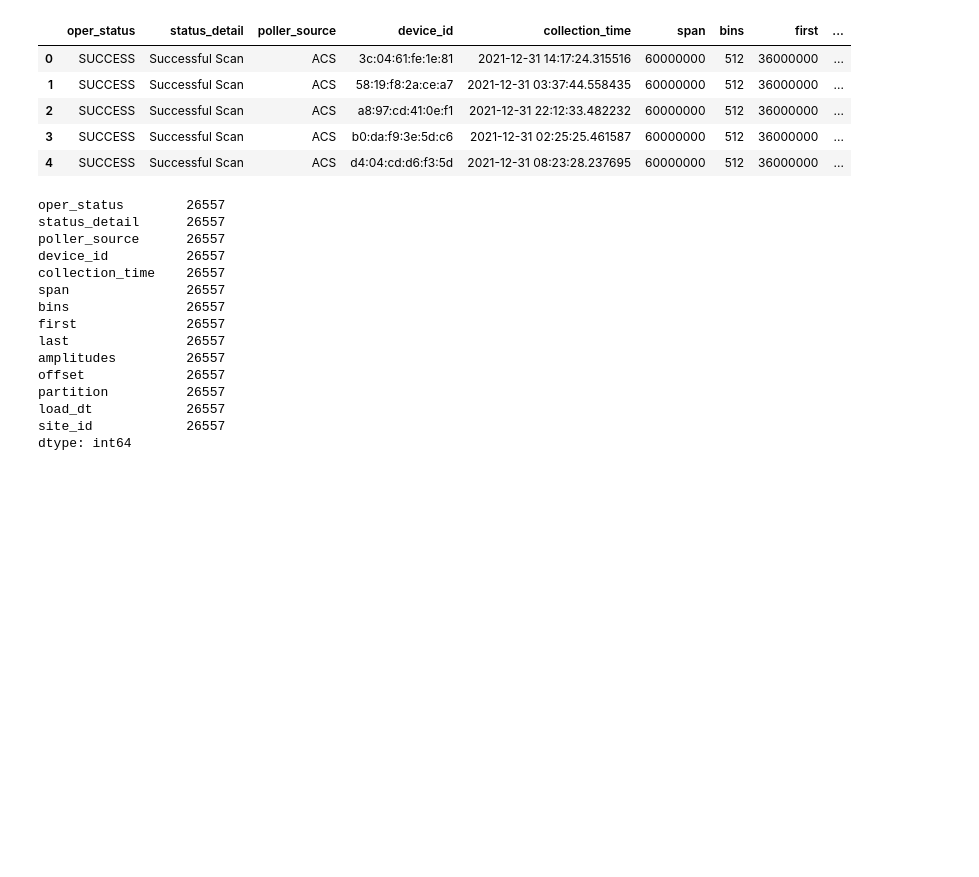
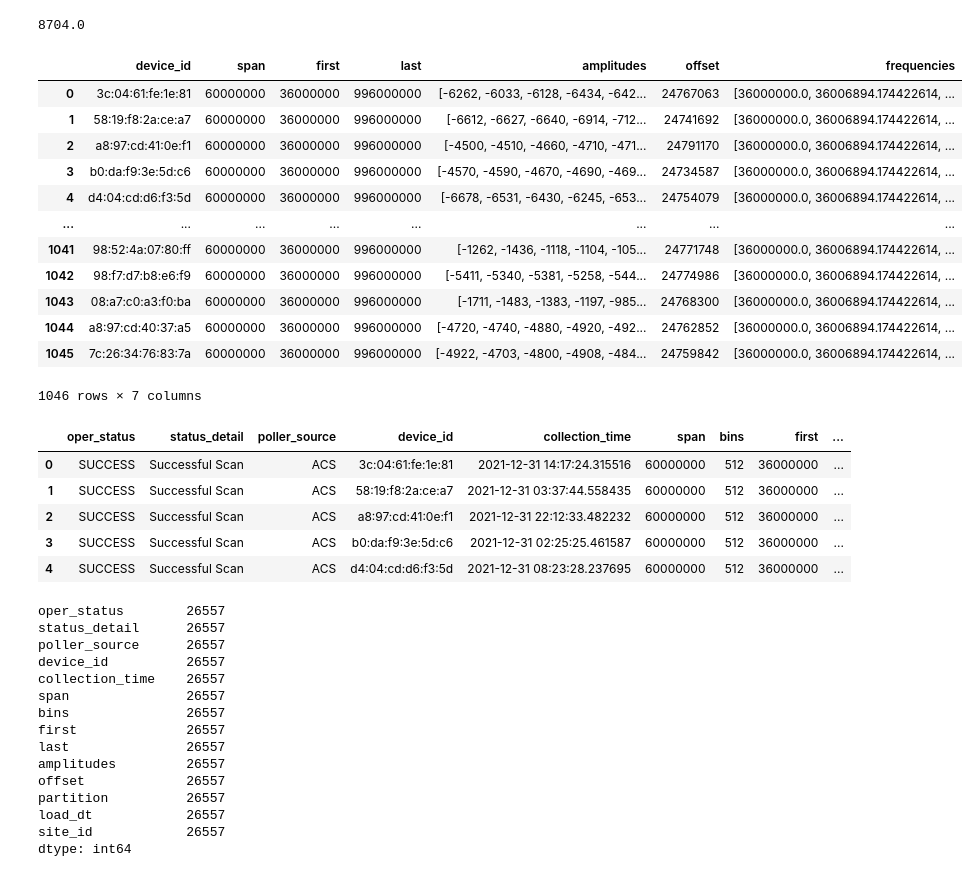
Before and after one commit to myshaw8/CableNetworkAnomaly, a Jupyter notebook: Clustering.ipynb, the cells around one changed output. Cells and saved outputs as stored; diff of their text form; code cells hidden in the pictures; blank space fills up the shorter version.

```diff
--- a/Clustering.ipynb
+++ b/Clustering.ipynb
@@ -29,0 +185,5 @@ Loading W100A.csv
+# %%
+pd_amplitudes = pd_3VAC1_c.amplitudes.apply(len)
+pd_amplitudes.mean()
+# %% [output]
+8704.0
@@ -30,3 +192,19 @@ Loading W100A.csv
+# %%
+pd_3VAC1_c
+# %% [output]
+|  | device_id | span | first | last | amplitudes | offset | frequencies |
+| 0 | 3c:04:61:fe:1e:81 | 60000000 | 36000000 | 996000000 | [-6262, -6033, -6128, -6434, -642... | 24767063 | [36000000.0, 36006894.174422614, ... |
+| 1 | 58:19:f8:2a:ce:a7 | 60000000 | 36000000 | 996000000 | [-6612, -6627, -6640, -6914, -712... | 24741692 | [36000000.0, 36006894.174422614, ... |
+| 2 | a8:97:cd:41:0e:f1 | 60000000 | 36000000 | 996000000 | [-4500, -4510, -4660, -4710, -471... | 24791170 | [36000000.0, 36006894.174422614, ... |
+| 3 | b0:da:f9:3e:5d:c6 | 60000000 | 36000000 | 996000000 | [-4570, -4590, -4670, -4690, -469... | 24734587 | [36000000.0, 36006894.174422614, ... |
+| 4 | d4:04:cd:d6:f3:5d | 60000000 | 36000000 | 996000000 | [-6678, -6531, -6430, -6245, -653... | 24754079 | [36000000.0, 36006894.174422614, ... |
+| ... | ... | ... | ... | ... | ... | ... | ... |
+| 1041 | 98:52:4a:07:80:ff | 60000000 | 36000000 | 996000000 | [-1262, -1436, -1118, -1104, -105... | 24771748 | [36000000.0, 36006894.174422614, ... |
+| 1042 | 98:f7:d7:b8:e6:f9 | 60000000 | 36000000 | 996000000 | [-5411, -5340, -5381, -5258, -544... | 24774986 | [36000000.0, 36006894.174422614, ... |
+| 1043 | 08:a7:c0:a3:f0:ba | 60000000 | 36000000 | 996000000 | [-1711, -1483, -1383, -1197, -985... | 24768300 | [36000000.0, 36006894.174422614, ... |
+| 1044 | a8:97:cd:40:37:a5 | 60000000 | 36000000 | 996000000 | [-4720, -4740, -4880, -4920, -492... | 24762852 | [36000000.0, 36006894.174422614, ... |
+| 1045 | 7c:26:34:76:83:7a | 60000000 | 36000000 | 996000000 | [-4922, -4703, -4800, -4908, -484... | 24759842 | [36000000.0, 36006894.174422614, ... |
+1046 rows × 7 columns
 # %%
 pd_devices.head()
 # %% [output]
```
Also changed, not shown: parts of 20 cells of this notebook, 1 other file.
